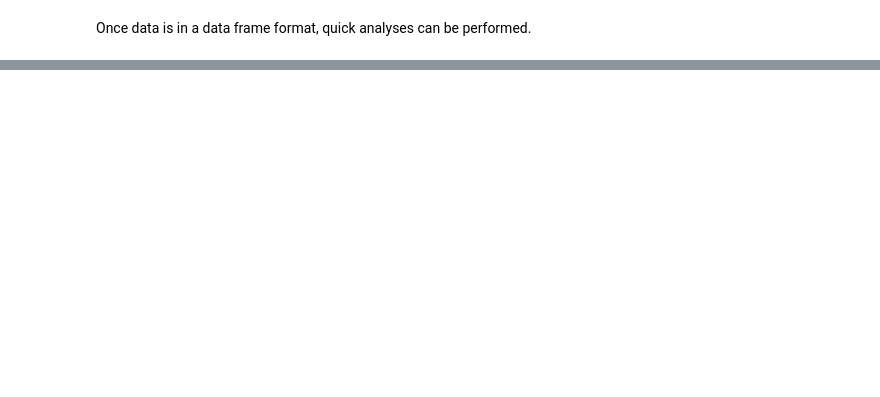
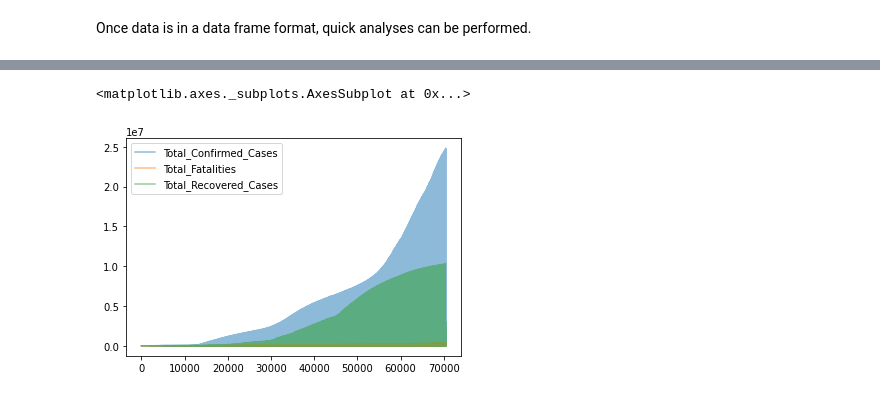
Before and after one commit to edwarddavis1/computational_statistics_coursework, a Jupyter notebook: week_8_python_data_analysis/python_data_analysis_portfolio_8_jupyter.ipynb, the cells around one changed output, grey strips where cells are left out. Saved outputs shown, nothing was run; the diff lists cells and outputs as text; code cells hidden in the pictures; blank space fills up the shorter version.

```diff
--- a/week_8_python_data_analysis/python_data_analysis_portfolio_8_jupyter.ipynb
+++ b/week_8_python_data_analysis/python_data_analysis_portfolio_8_jupyter.ipynb
@@ -51,0 +195,4 @@ rain.plot()
+# %%
+# Data on COVID-19 pandemic
+df = pd.read_csv("covid_data.csv")
+df.head()
@@ -51,0 +206,6 @@ rain.plot()
+# %%
+# Plot using pandas
+df[["Date", "Total_Confirmed_Cases", "Total_Fatalities", "Total_Recovered_Cases"]].plot(alpha=.5)
+# %% [output]
+<matplotlib.axes._subplots.AxesSubplot at 0x...>
+[figure, added]
```
Also changed, not shown: parts of 22 cells of this notebook, 3 other files.
